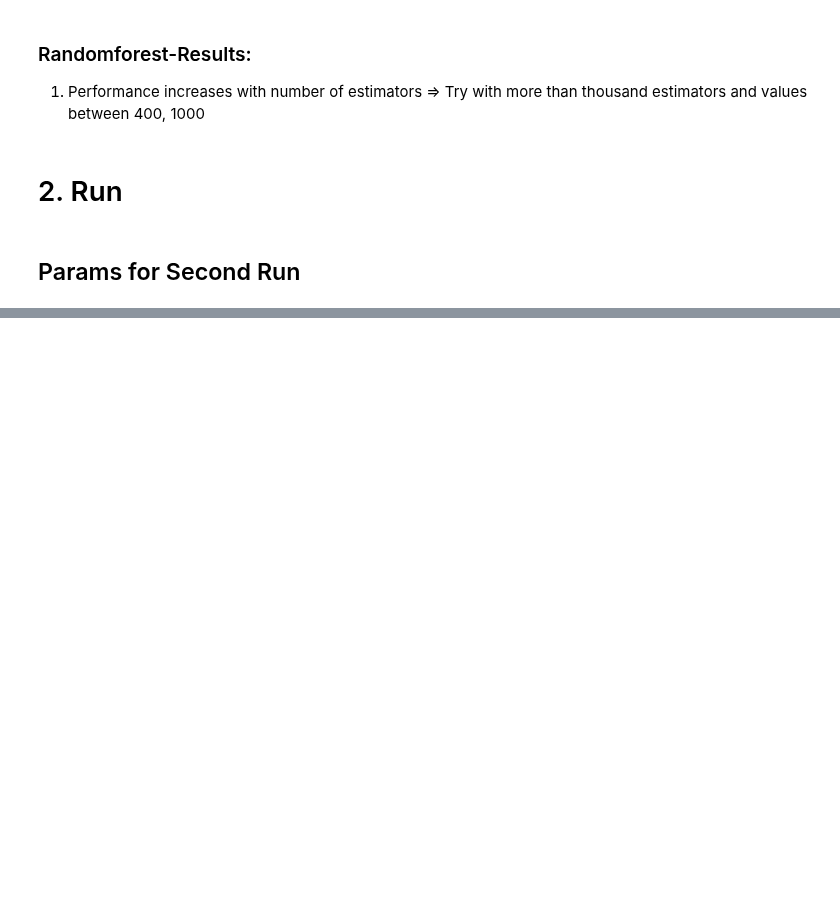
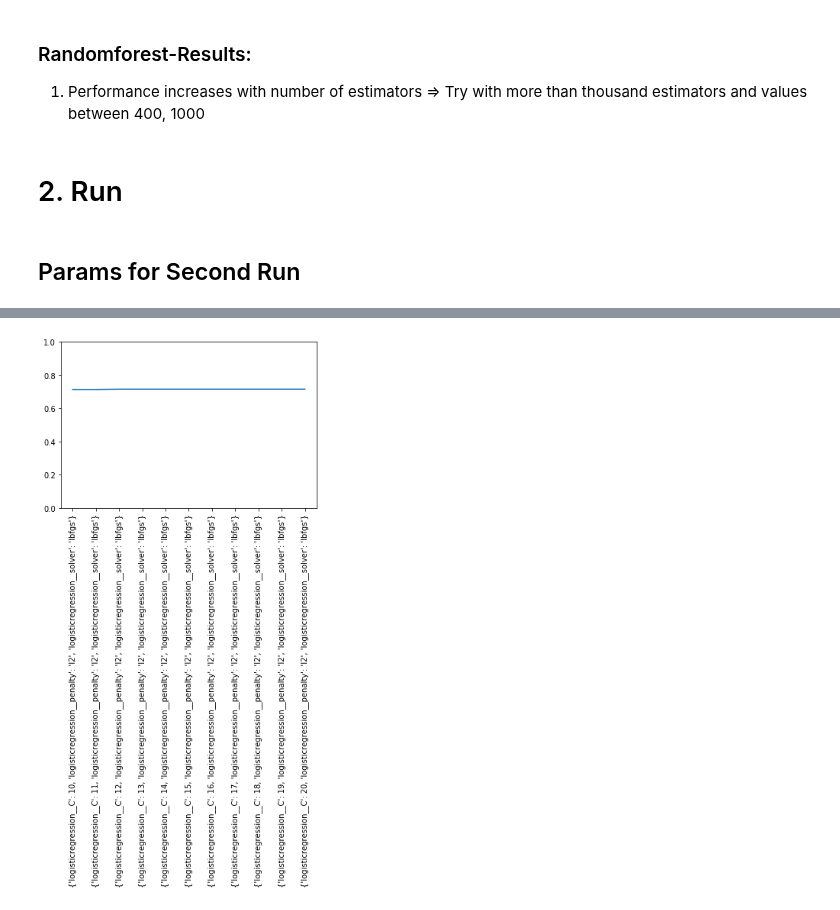
Before and after one commit to LennartKeller/TextklassifikationsProjekt2019, a Jupyter notebook: ReadHyperparamTuningResults.ipynb, the cells around one changed output, grey strips where cells are left out. Cells and saved outputs as stored; diff of their text form; code cells hidden in the pictures; blank space fills up the shorter version.

```diff
--- a/ReadHyperparamTuningResults.ipynb
+++ b/ReadHyperparamTuningResults.ipynb
@@ -255,0 +268,6 @@ all_pipes_params = [logreg, svm, dectree, randomforest, nb]
+# %%
+logreg_results2 = pd.read_csv('hyperparam_results/SecondRun/logisticregression_P1.csv').dropna()
+nb_results2 = pd.read_csv('hyperparam_results/SecondRun/multinomialnb_P1.csv')
+svm_results2 = pd.read_csv('hyperparam_results/SecondRun/linearsvc_P1.csv').dropna()
+dectree_results2 = pd.read_csv('hyperparam_results/SecondRun/decisiontreeclassifier_P1.csv')
+randomforest_results2 = pd.read_csv('hyperparam_results/SecondRun/randomforestclassifier_P1.csv').dropna()
@@ -255,0 +290,8 @@ all_pipes_params = [logreg, svm, dectree, randomforest, nb]
+# %%
+plot_df = logreg_results2.sort_values('mean_test_score', ascending=True)
+plt.plot(list(range(len(plot_df))), plot_df.mean_test_score)
+plt.xticks(list(range(len(plot_df))), list(map(str, plot_df.params)), rotation=90)
+plt.ylim(0,1)
+plt.show()
+# %% [output]
+[figure, added]
```
Also changed, not shown: parts of 31 cells of this notebook.
